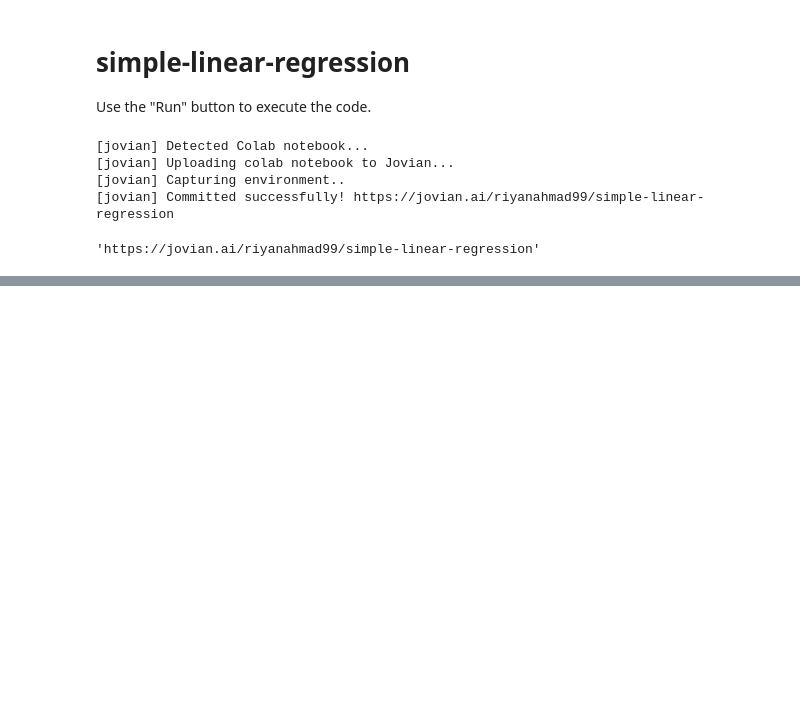
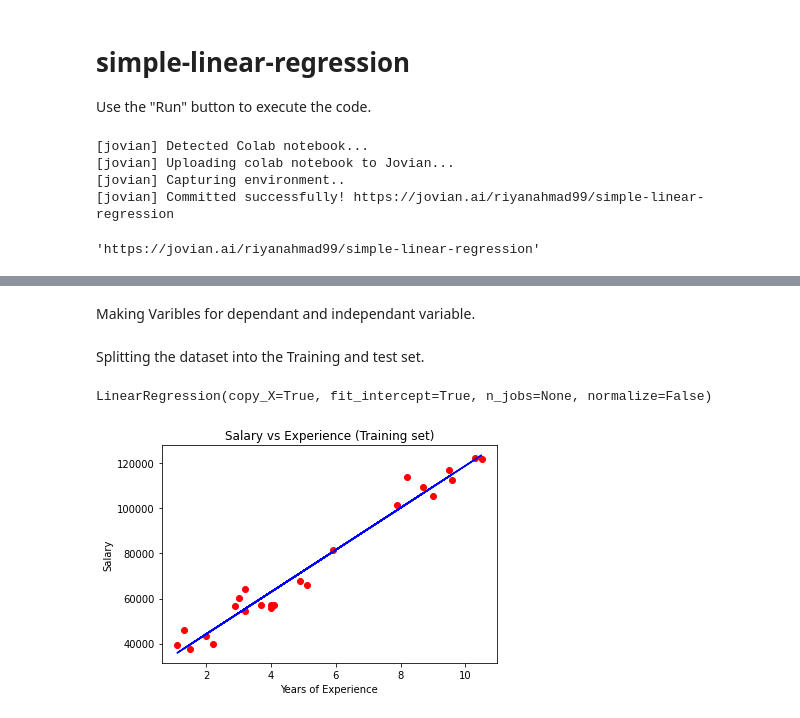
Before and after one commit to dexterrxx31/Machine-Learning, a Jupyter notebook: simple_linear_regression.ipynb, the cells around one changed output, grey strips where cells are left out. Drawn from its saved outputs; the diff is of its cells as text; code cells hidden in the pictures; blank space fills up the shorter version.

Commit message:
Simple Linear Regression

```diff
--- a/simple_linear_regression.ipynb
+++ b/simple_linear_regression.ipynb
@@ -26,0 +71,5 @@ jovian.commit(project="simple-linear-regression")
+# %% [markdown]
+Making Varibles for dependant and independant variable.
+# %%
+x = dataset.iloc[: , :-1].values           # :-1 indexing select all columns except last column
+y = dataset.iloc[: , -1].values
@@ -26,0 +79,5 @@ jovian.commit(project="simple-linear-regression")
+# %% [markdown]
+Splitting the dataset into the Training and test set.
+# %%
+from sklearn.model_selection import train_test_split
+x_train , x_test , y_train , y_test = train_test_split( x , y , test_size = 0.2 , random_state = 1)
@@ -26,0 +89,18 @@ jovian.commit(project="simple-linear-regression")
+# %%
+from sklearn.linear_model import LinearRegression
+regressor = LinearRegression()
+regressor.fit( x_train , y_train )
+# %% [output]
+LinearRegression(copy_X=True, fit_intercept=True, n_jobs=None, normalize=False)
+# %%
+y_test_pred = regressor.predict( x_test )
+y_train_pred = regressor.predict( x_train )
+# %%
+plt.scatter(x_train , y_train , color = "red")
+plt.plot(x_train , y_train_pred , color = "blue")
+plt.title("Salary vs Experience (Training set)")
+plt.xlabel("Years of Experience")
+plt.ylabel("Salary")
+plt.show()
+# %% [output]
+[figure, added]
```
Also changed, not shown: parts of 15 cells of this notebook.
